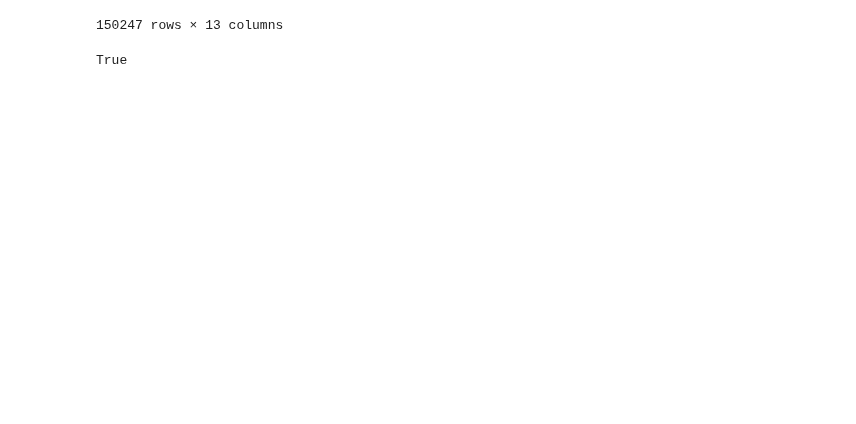
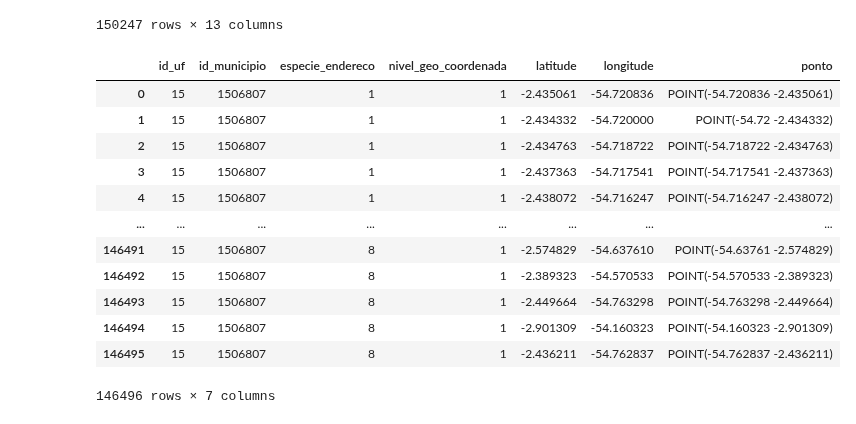
Before and after one commit to estevaocardoso/projetos-estevao, a Jupyter notebook: GAS_ML/GETTING_DF.ipynb, the cells around one changed output. Drawn from its saved outputs; the diff is of its cells as text; code cells hidden in the pictures; blank space fills up the shorter version.

```diff
--- a/GAS_ML/GETTING_DF.ipynb
+++ b/GAS_ML/GETTING_DF.ipynb
@@ -51,7 +51,3 @@ plt.ylabel('Preco de venda')
 plt.title('Preço de Venda ao Longo do Tempo por CNPJ de Revenda')
 plt.legend()
 plt.show
-# %%
-1 == 1.0
-# %% [output]
-True
@@ -57,0 +61,24 @@ True
+# %%
+query = """
+    SELECT *
+    FROM `basedosdados.br_ibge_censo_2022.coordenada_endereco`
+    WHERE id_municipio IN ('1506807')
+"""
+df_adress = bd.read_sql(query,
+billing_project_id="extended-spark-302513")
+# %%
+df_adress
+# %% [output]
+|  | id_uf | id_municipio | especie_endereco | nivel_geo_coordenada | latitude | longitude | ponto |
+| 0 | 15 | 1506807 | 1 | 1 | -2.435061 | -54.720836 | POINT(-54.720836 -2.435061) |
+| 1 | 15 | 1506807 | 1 | 1 | -2.434332 | -54.720000 | POINT(-54.72 -2.434332) |
+| 2 | 15 | 1506807 | 1 | 1 | -2.434763 | -54.718722 | POINT(-54.718722 -2.434763) |
+| 3 | 15 | 1506807 | 1 | 1 | -2.437363 | -54.717541 | POINT(-54.717541 -2.437363) |
+| 4 | 15 | 1506807 | 1 | 1 | -2.438072 | -54.716247 | POINT(-54.716247 -2.438072) |
+| ... | ... | ... | ... | ... | ... | ... | ... |
+| 146491 | 15 | 1506807 | 8 | 1 | -2.574829 | -54.637610 | POINT(-54.63761 -2.574829) |
+| 146492 | 15 | 1506807 | 8 | 1 | -2.389323 | -54.570533 | POINT(-54.570533 -2.389323) |
+| 146493 | 15 | 1506807 | 8 | 1 | -2.449664 | -54.763298 | POINT(-54.763298 -2.449664) |
+| 146494 | 15 | 1506807 | 8 | 1 | -2.901309 | -54.160323 | POINT(-54.160323 -2.901309) |
+| 146495 | 15 | 1506807 | 8 | 1 | -2.436211 | -54.762837 | POINT(-54.762837 -2.436211) |
+146496 rows × 7 columns
```
Also changed, not shown: parts of 2 cells of this notebook, 6 other files.
